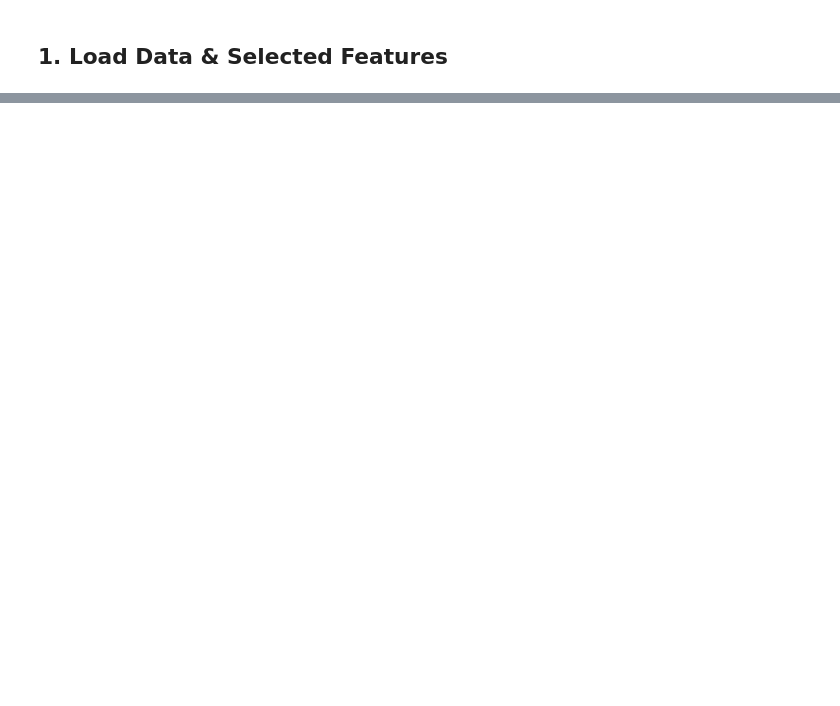
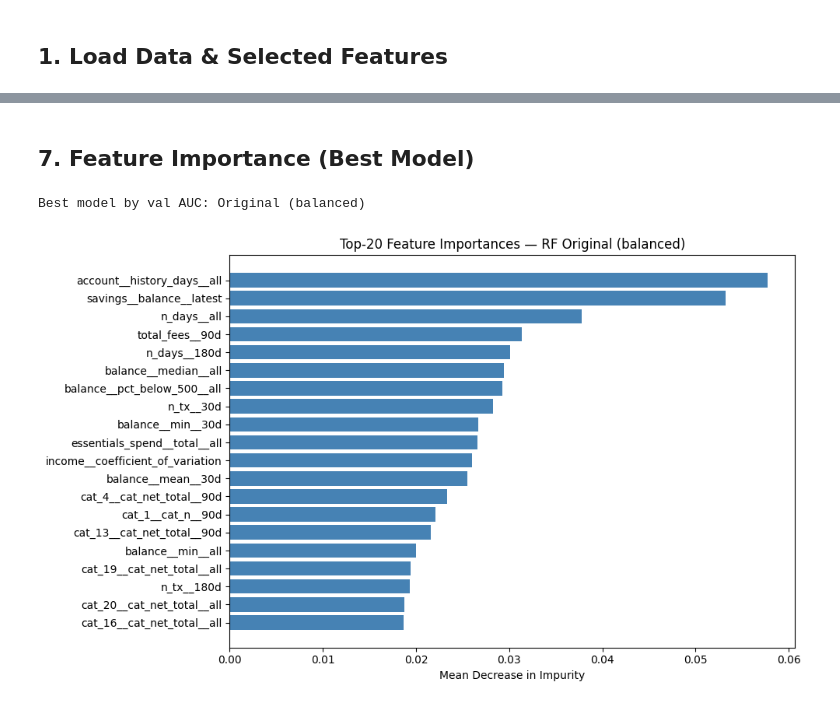
Before and after one commit to kangyuj0531/dsc180a-prism-data, a Jupyter notebook: models/randomforest.ipynb, the cells around one changed output, grey strips where cells are left out. Saved outputs shown, nothing was run; the diff lists cells and outputs as text; code cells hidden in the pictures; blank space fills up the shorter version.

Commit message:
Prediction for untagged consumers and improved models

```diff
--- a/models/randomforest.ipynb
+++ b/models/randomforest.ipynb
@@ -370,0 +199,15 @@ Test     ROC-AUC          0.7663         0.7548
+# %%
+print('Training Random Forest (ADASYN)...')
+t0 = time.time()
+
+rf_ada = RandomForestClassifier(
+    n_estimators=500,
+    max_depth=None,
+    min_samples_leaf=5,
+    max_features='sqrt',
+    n_jobs=-1,
+    random_state=42,
+)
+rf_ada.fit(X_train_ada, y_train_ada)
+train_time_ada = time.time() - t0
+print(f'Training completed in {train_time_ada:.2f}s')
@@ -370,0 +217,5 @@ Test     ROC-AUC          0.7663         0.7548
+# %%
+# Evaluate on original (non-oversampled) splits
+_, train_auc_ada, train_ap_ada, _ = evaluate(rf_ada, X_train, y_train, 'TRAIN (ADASYN)')
+_, val_auc_ada,   val_ap_ada,   _ = evaluate(rf_ada, X_val,   y_val,   'VALIDATION (ADASYN)')
+_, test_auc_ada,  test_ap_ada,  _ = evaluate(rf_ada, X_test,  y_test,  'TEST (ADASYN)')
@@ -370,0 +274,30 @@ Test     ROC-AUC          0.7663         0.7548
+# %% [markdown]
+## 7. Feature Importance (Best Model)
+# %%
+# Pick the model with the best validation AUC
+best_label, best_model = max(
+    [('Original (balanced)', rf_orig, val_auc_orig),
+     ('SMOTE',               rf_smote, val_auc_smote),
+     ('ADASYN',              rf_ada,   val_auc_ada)],
+    key=lambda x: x[2],
+)[:2]
+
+print(f'Best model by val AUC: {best_label}')
+
+TOP_N = 20
+importances = best_model.feature_importances_
+indices     = np.argsort(importances)[::-1][:TOP_N]
+
+fig, ax = plt.subplots(figsize=(10, 6))
+ax.barh(
+    y=np.array(feature_names)[indices][::-1],
+    width=importances[indices][::-1],
+    color='steelblue',
+)
+ax.set_xlabel('Mean Decrease in Impurity')
+ax.set_title(f'Top-{TOP_N} Feature Importances — RF {best_label}')
+plt.tight_layout()
+plt.show()
+# %% [output]
+Best model by val AUC: Original (balanced)
+[figure, added]
```
Also changed, not shown: parts of 36 cells of this notebook, 6 other files.
